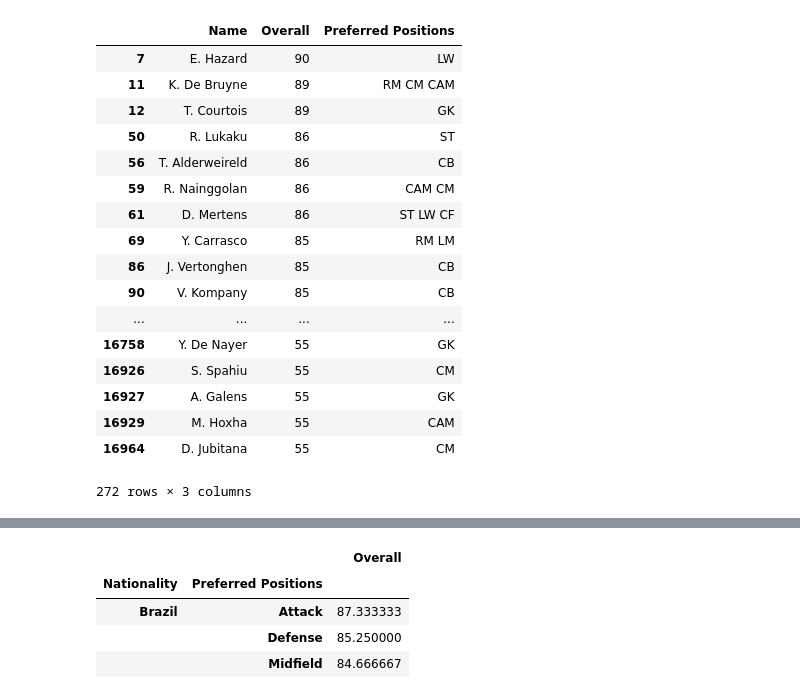
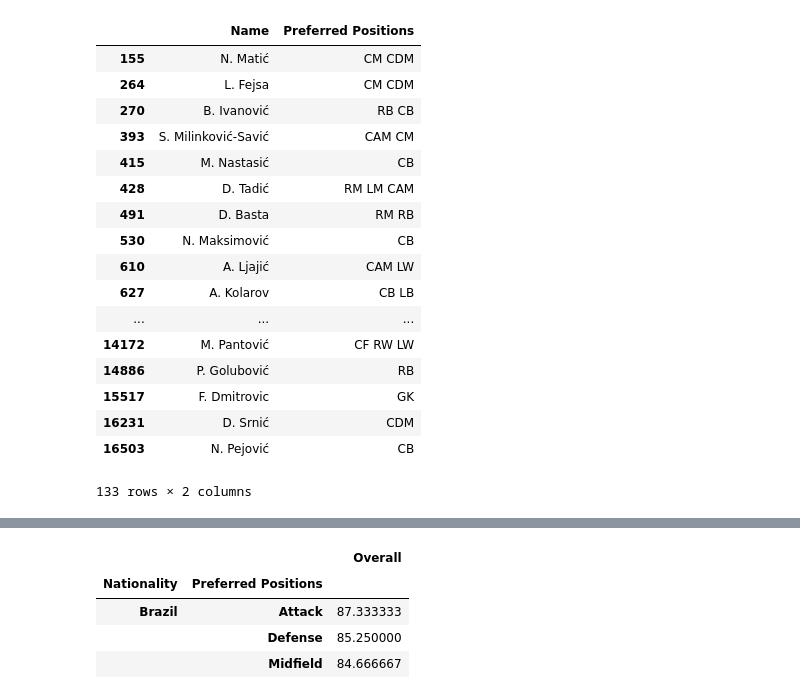
Before and after one commit to MikeStrenk/Modeling-the-World-Cup-2018, a Jupyter notebook: match-simulator-code-notebook.ipynb, the cells around one changed output, grey strips where cells are left out. Saved outputs shown, nothing was run; the diff lists cells and outputs as text; code cells hidden in the pictures.

```diff
--- a/match-simulator-code-notebook.ipynb
+++ b/match-simulator-code-notebook.ipynb
@@ -14,26 +11,26 @@ country_group_dict = pd.read_csv('resources/worldcup_country_groups.csv', ).to_d
 # %%
 players_df = pd.read_csv('resources/fifa-18-demo-player-dataset/CompleteDataset.csv')
 players_df.drop(['Unnamed: 0', 'Flag', 'Club Logo', 'Value', 'Wage', 'Photo', 'Potential', "Special"], axis=1, inplace=True)
-players_df[players_df['Nationality']=='Belgium'][['Name', 'Overall', 'Preferred Positions']]
+players_df[players_df['Nationality']=='Serbia'][['Name', 'Preferred Positions']]
 # %% [output]
-|  | Name | Overall | Preferred Positions |
-| 7 | E. Hazard | 90 | LW |
-| 11 | K. De Bruyne | 89 | RM CM CAM |
-| 12 | T. Courtois | 89 | GK |
-| 50 | R. Lukaku | 86 | ST |
-| 56 | T. Alderweireld | 86 | CB |
-| 59 | R. Nainggolan | 86 | CAM CM |
-| 61 | D. Mertens | 86 | ST LW CF |
-| 69 | Y. Carrasco | 85 | RM LM |
-| 86 | J. Vertonghen | 85 | CB |
-| 90 | V. Kompany | 85 | CB |
-| ... | ... | ... | ... |
-| 16758 | Y. De Nayer | 55 | GK |
-| 16926 | S. Spahiu | 55 | CM |
-| 16927 | A. Galens | 55 | GK |
-| 16929 | M. Hoxha | 55 | CAM |
-| 16964 | D. Jubitana | 55 | CM |
+|  | Name | Preferred Positions |
+| 155 | N. Matić | CM CDM |
+| 264 | L. Fejsa | CM CDM |
+| 270 | B. Ivanović | RB CB |
+| 393 | S. Milinković-Savić | CAM CM |
+| 415 | M. Nastasić | CB |
+| 428 | D. Tadić | RM LM CAM |
+| 491 | D. Basta | RM RB |
+| 530 | N. Maksimović | CB |
+| 610 | A. Ljajić | CAM LW |
+| 627 | A. Kolarov | CB LB |
+| ... | ... | ... |
+| 14172 | M. Pantović | CF RW LW |
+| 14886 | P. Golubović | RB |
+| 15517 | F. Dmitrovic | GK |
+| 16231 | D. Srnić | CDM |
+| 16503 | N. Pejović | CB |
-272 rows × 3 columns
+133 rows × 2 columns
 # %%
 # positions_list = list(players_df['Preferred Positions'].apply(lambda x: x.split(' ', 1)[0]).drop_duplicates())
 # positions_list
```
Also changed, not shown: parts of 2 cells of this notebook.
